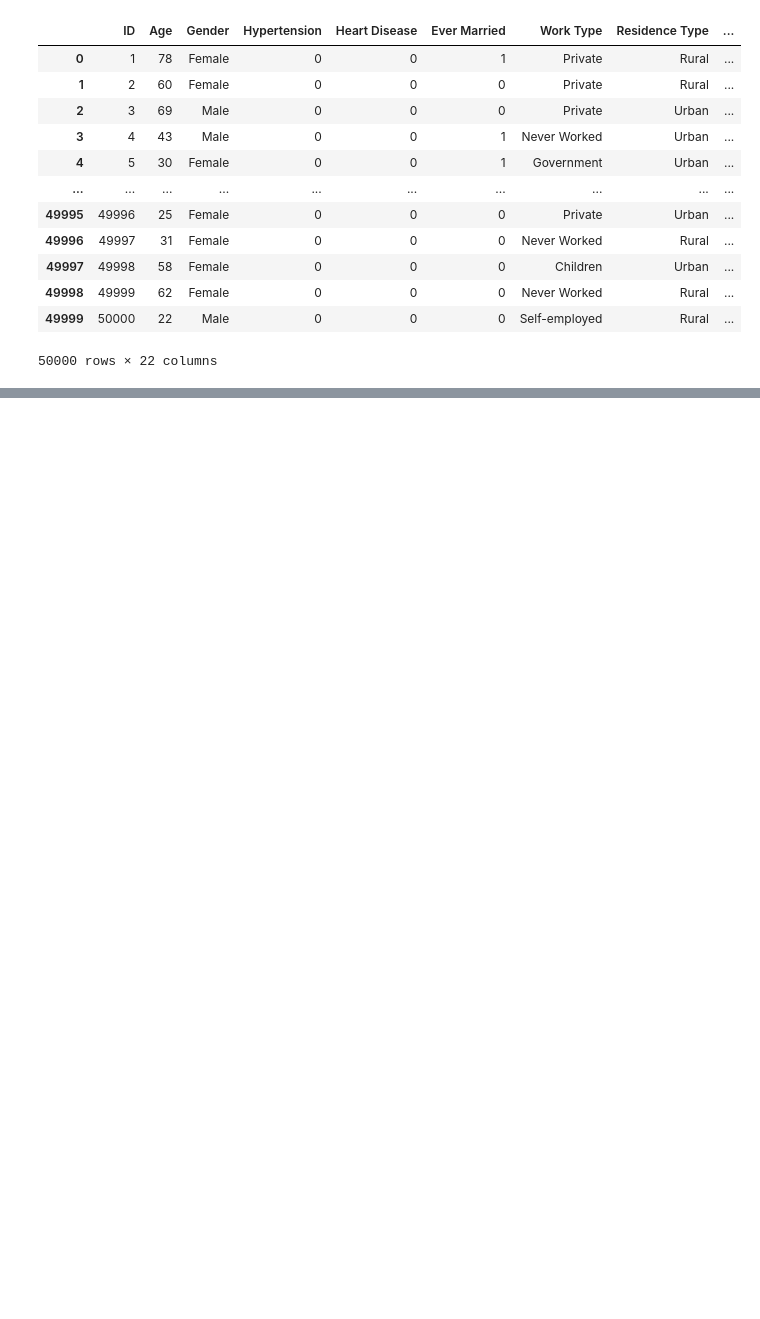
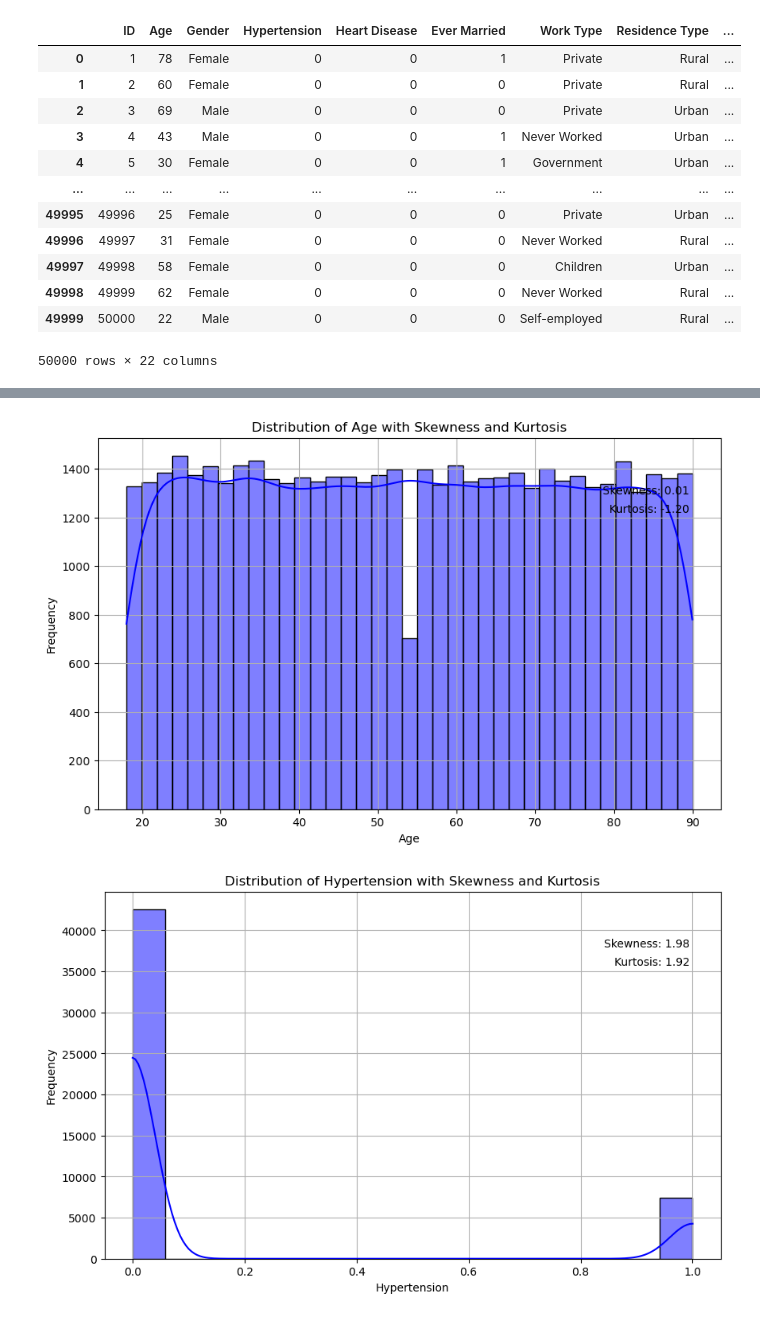
Before and after one commit to MaukanMir/Stroke-Classification, a Jupyter notebook: training.ipynb, the cells around one changed output, grey strips where cells are left out. Saved outputs shown, nothing was run; the diff lists cells and outputs as text; code cells hidden in the pictures; blank space fills up the shorter version.

```diff
--- a/training.ipynb
+++ b/training.ipynb
@@ -142,0 +561,5 @@ df
+# %%
+dist_plot(numeric_df)
+# %% [output]
+[figure, added]
+[figure, added]
```
Also changed, not shown: parts of 24 cells of this notebook.
